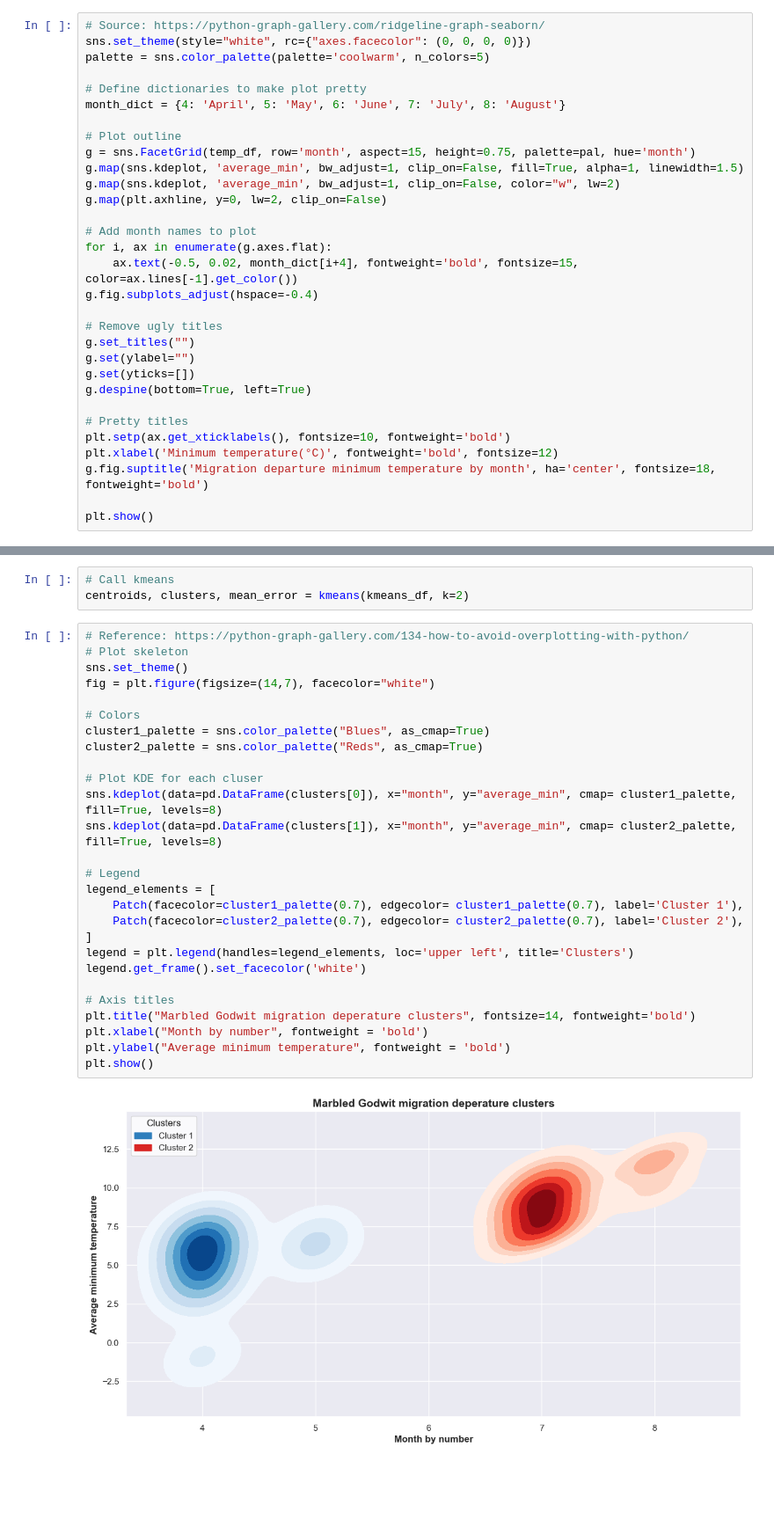
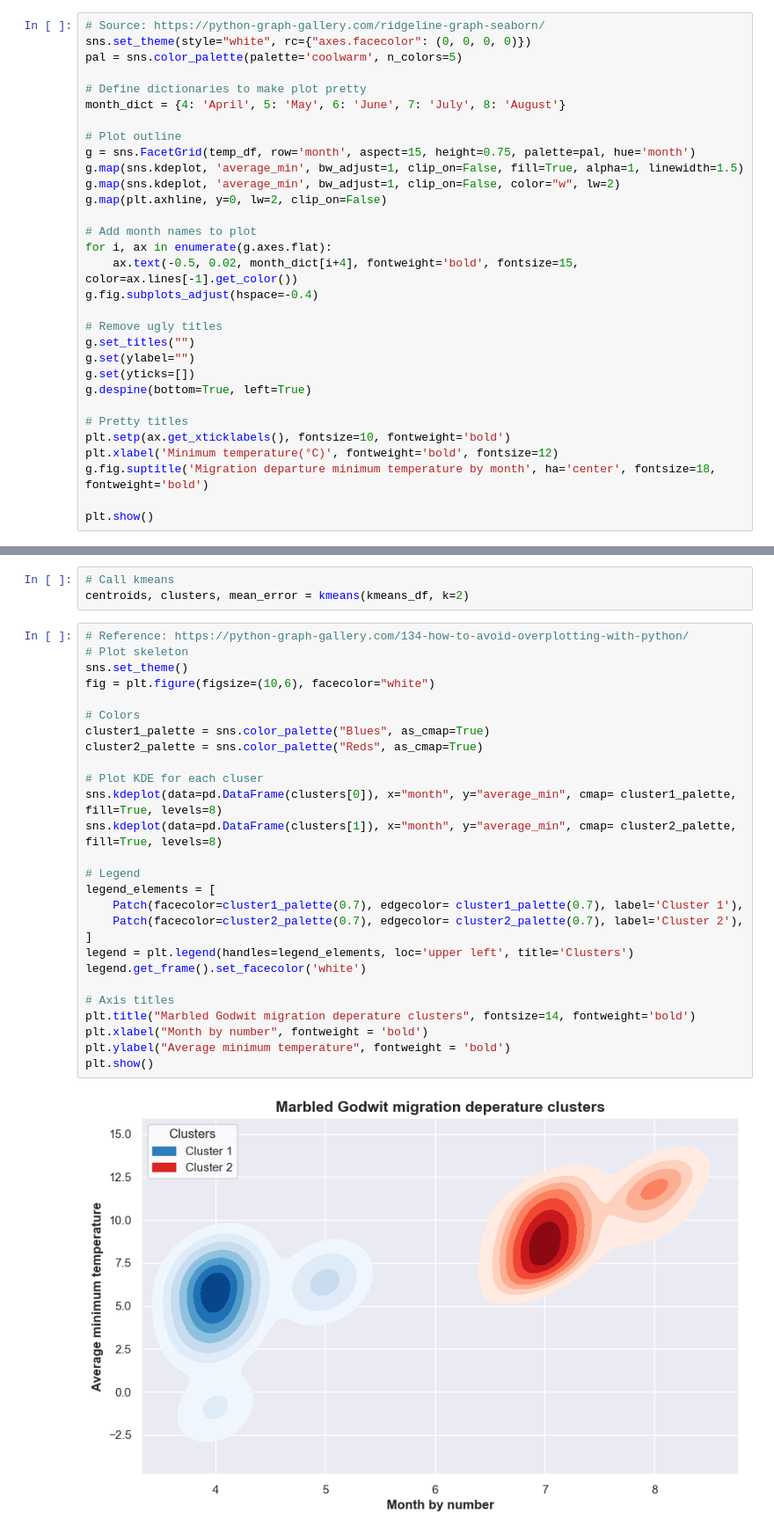
Before and after one commit to bellalongo/godwit-migrations, a Jupyter notebook: bird_mirgrations.ipynb, the cells around one changed output, grey strips where cells are left out. Shown: that part at 88% size. Saved outputs shown, nothing was run; the diff lists cells and outputs as text; blank space fills up the shorter version.

Commit message:
final plots

```diff
--- a/bird_mirgrations.ipynb
+++ b/bird_mirgrations.ipynb
@@ -151,7 +144,7 @@ df.to_csv('temperature_data.csv', index=False)
 # %%
 # Source: https://python-graph-gallery.com/ridgeline-graph-seaborn/
 sns.set_theme(style="white", rc={"axes.facecolor": (0, 0, 0, 0)})
-palette = sns.color_palette(palette='coolwarm', n_colors=5)
+pal = sns.color_palette(palette='coolwarm', n_colors=5)
 
 # Define dictionaries to make plot pretty
 month_dict = {4: 'April', 5: 'May', 6: 'June', 7: 'July', 8: 'August'}
@@ -247,29 +245,29 @@ centroids, clusters, mean_error = kmeans(kmeans_df, k=2)
 # %%
 # Reference: https://python-graph-gallery.com/134-how-to-avoid-overplotting-with-python/
 # Plot skeleton
 sns.set_theme()
-fig = plt.figure(figsize=(14,7), facecolor="white")
+fig = plt.figure(figsize=(10,6), facecolor="white")
 
 # Colors
 cluster1_palette = sns.color_palette("Blues", as_cmap=True)
 cluster2_palette = sns.color_palette("Reds", as_cmap=True)
 
 # Plot KDE for each cluser
 sns.kdeplot(data=pd.DataFrame(clusters[0]), x="month", y="average_min", cmap= cluster1_palette, fill=True, levels=8)
 sns.kdeplot(data=pd.DataFrame(clusters[1]), x="month", y="average_min", cmap= cluster2_palette, fill=True, levels=8)
 
 # Legend
 legend_elements = [
     Patch(facecolor=cluster1_palette(0.7), edgecolor= cluster1_palette(0.7), label='Cluster 1'),
     Patch(facecolor=cluster2_palette(0.7), edgecolor= cluster2_palette(0.7), label='Cluster 2'),
 ]
 legend = plt.legend(handles=legend_elements, loc='upper left', title='Clusters')
 legend.get_frame().set_facecolor('white')
 
 # Axis titles
 plt.title("Marbled Godwit migration deperature clusters", fontsize=14, fontweight='bold')
 plt.xlabel("Month by number", fontweight = 'bold')
 plt.ylabel("Average minimum temperature", fontweight = 'bold')
 plt.show()
 # %% [output]
-[figure, old version]
+[figure, new version]
```
Also changed, not shown: parts of 13 cells of this notebook.
